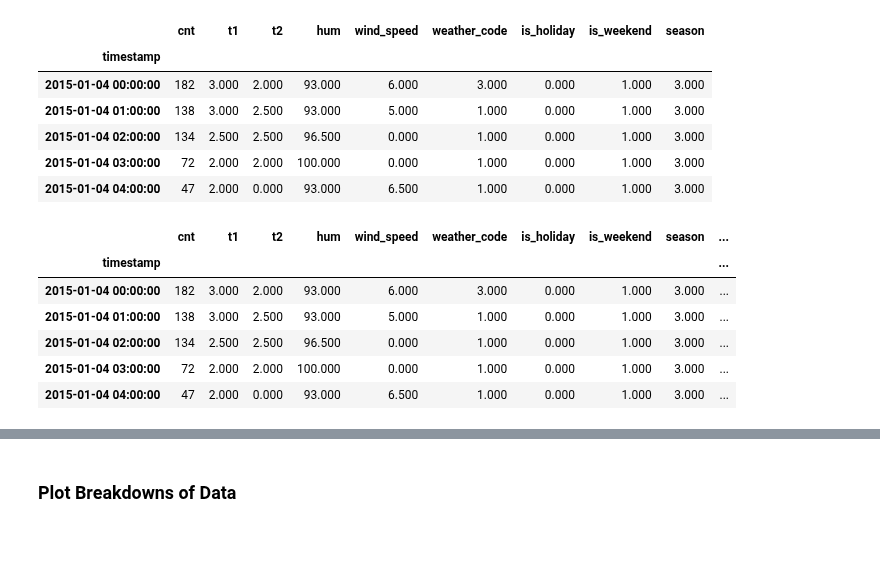
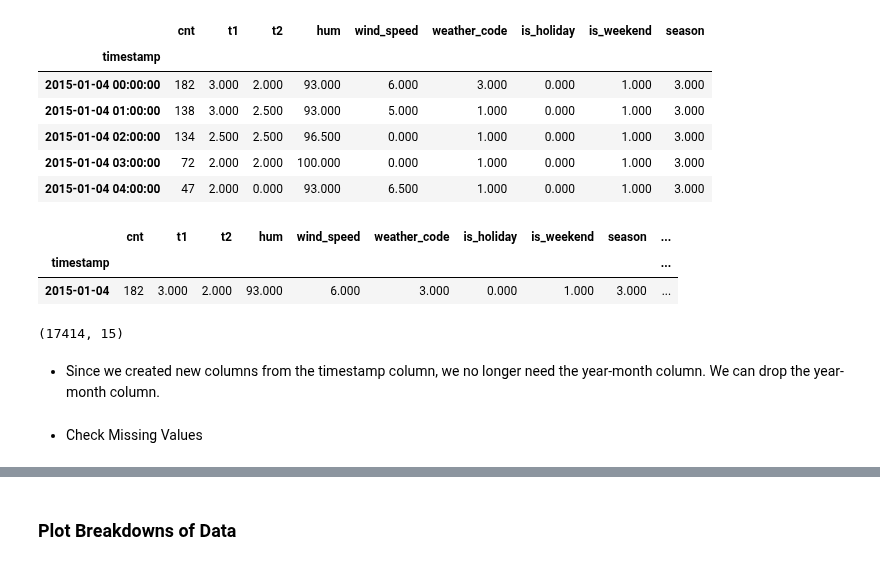
Before and after one commit to KdrDrn/04_PROJECTS, a Jupyter notebook: 19_DL_RNN_Bike_Sharing_Demand_Prediction/19_DL_RNN_Bike_Sharing_Demand_Prediction_Project_C8301.ipynb, the cells around one changed output, grey strips where cells are left out. Saved outputs shown, nothing was run; the diff lists cells and outputs as text; code cells hidden in the pictures; blank space fills up the shorter version.

```diff
--- a/19_DL_RNN_Bike_Sharing_Demand_Prediction/19_DL_RNN_Bike_Sharing_Demand_Prediction_Project_C8301.ipynb
+++ b/19_DL_RNN_Bike_Sharing_Demand_Prediction/19_DL_RNN_Bike_Sharing_Demand_Prediction_Project_C8301.ipynb
@@ -498,19 +317,21 @@ df.head()
 # %%
 from datetime import datetime
 
 df["year_month"] = df.index.strftime('%Y-%m')
 df["year"] = df.index.year
 df["month"] = df.index.month
 df["day_of_month"] = df.index.day
 df["day_of_week"] = df.index.day_of_week
 df["hour"] = df.index.hour
 
-df.head()
+df.head(1)
 # %% [output]
 |  | cnt | t1 | t2 | hum | wind_speed | weather_code | is_holiday | is_weekend | season | ... |
 | timestamp |  |  |  |  |  |  |  |  |  | ... |
-| 2015-01-04 00:00:00 | 182 | 3.000 | 2.000 | 93.000 | 6.000 | 3.000 | 0.000 | 1.000 | 3.000 | ... |
-| 2015-01-04 01:00:00 | 138 | 3.000 | 2.500 | 93.000 | 5.000 | 1.000 | 0.000 | 1.000 | 3.000 | ... |
-| 2015-01-04 02:00:00 | 134 | 2.500 | 2.500 | 96.500 | 0.000 | 1.000 | 0.000 | 1.000 | 3.000 | ... |
-| 2015-01-04 03:00:00 | 72 | 2.000 | 2.000 | 100.000 | 0.000 | 1.000 | 0.000 | 1.000 | 3.000 | ... |
-| 2015-01-04 04:00:00 | 47 | 2.000 | 0.000 | 93.000 | 6.500 | 1.000 | 0.000 | 1.000 | 3.000 | ... |
+| 2015-01-04 | 182 | 3.000 | 2.000 | 93.000 | 6.000 | 3.000 | 0.000 | 1.000 | 3.000 | ... |
+# %%
+df.shape
+# %% [output]
+(17414, 15)
+# %% [markdown]
+- Since we created new columns from the timestamp column, we no longer need the year-month column. We can drop the year-month column.
@@ -516,0 +342,2 @@ df.head()
+# %% [markdown]
+- Check Missing Values
```
Also changed, not shown: parts of 65 cells of this notebook.
